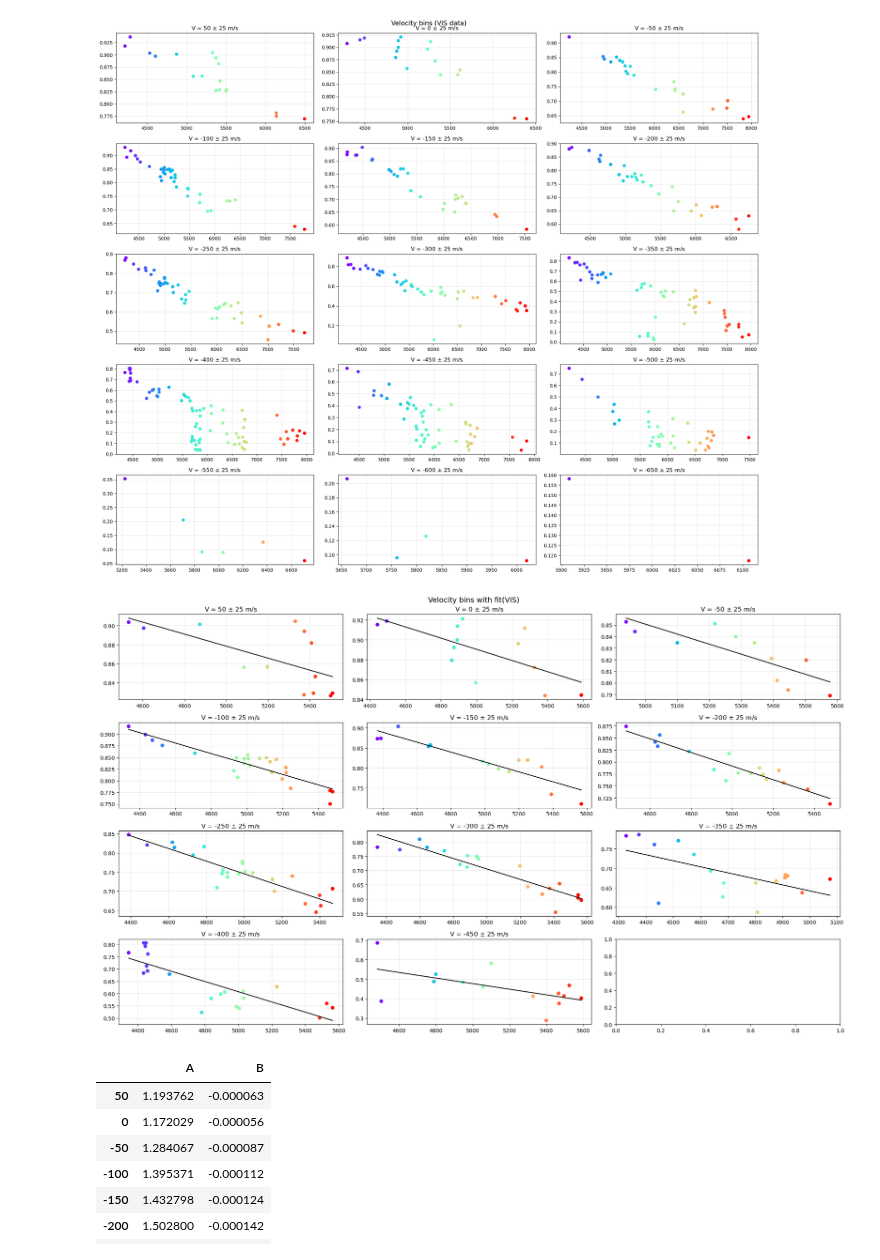
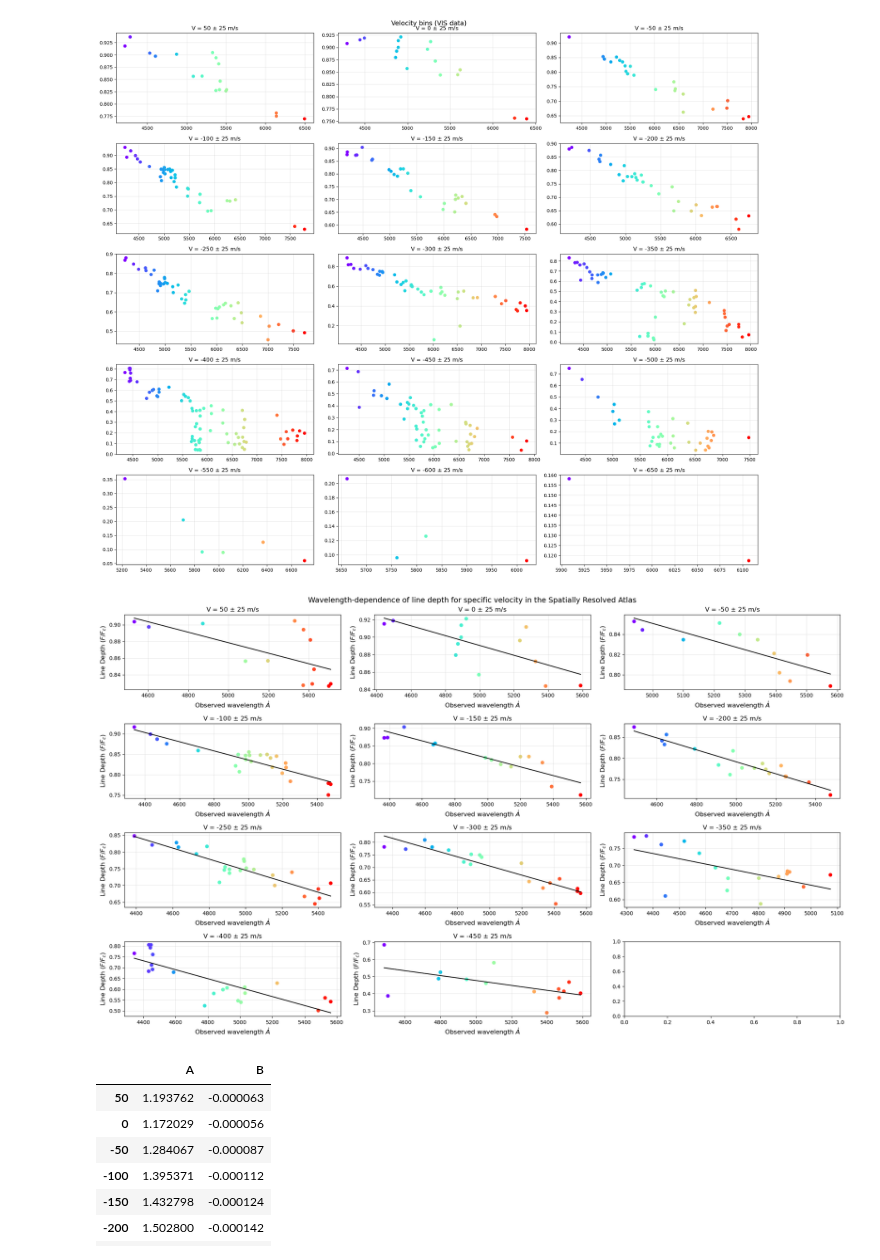
Before and after one commit to ccuellarn/Measurement-and-Characterization-of-Granulation-Patterns-in-the-IAG-Solar-Flux-Spectrum, a Jupyter notebook: Characterization/Velocity_analysis.ipynb, the cells around one changed output. Drawn from its saved outputs; the diff is of its cells as text; code cells hidden in the pictures.

```diff
--- a/Characterization/Velocity_analysis.ipynb
+++ b/Characterization/Velocity_analysis.ipynb
@@ -58,7 +58,7 @@ scatter = ax.scatter(1-SPA_data['Flux'],SPA_data['2nd Derivate']*SPA_data["Obser
 cbar = plt.colorbar(scatter, ax=ax)
 cbar.set_label(r'Observed wavelength $(\mathring{A})$', fontsize=12)
 
-ax.set_title('Profiles sharpness for the visible range in the Resolved Spatiall Spectra',fontsize=14)
+ax.set_title('Line profile sharpness for the visible range in the Spatially Resolved Spectra',fontsize=14)
 ax.set_xlabel(r'Line Depth $(F/F_{c})$',fontsize=12)
 ax.set_ylabel(r'Convective blueshift $(m/s)$',fontsize=12)
 ax.grid()
@@ -122,7 +122,7 @@ velocity_VIS_new = velocity_VIS[3:12]
 markers_new = markers[3:12]
 
 fig4, axes = plt.subplots(3, 3, figsize=(20, 10))
-fig4.suptitle('Velocity bins with fit(VIS)',fontsize=14)
+fig4.suptitle('Wavelength-dependence of line depth for specific velocity in the Solar Flux Atlas',fontsize=14)
 axes = axes.flatten()
 
 for i, ax in enumerate(axes):
@@ -131,6 +131,8 @@ for i, ax in enumerate(axes):
         ax.scatter(wave_VIS[i]['Observed wavelength'],1-wave_VIS[i]['Flux'],c=wave_VIS[i]["Observed wavelength"],cmap='rainbow')
         ax.plot(fits_VIS[i][0],fits_VIS[i][1],color='k')
         ax.set_title(f'V = {markers_new[i]} $\pm$ 25 m/s')
+        ax.set_ylabel(r'Line Depth $(F/F_{c})$',fontsize=12)
+        ax.set_xlabel(r'Observed wavelength $\mathring{A}$',fontsize=12)
         ax.grid(True, alpha=0.3)
 
 plt.tight_layout()
@@ -216,35 +218,37 @@ for i in range(0,11):
     flux_fit = poly.polyval(values_flux,param)
 
     fits_SPA.append([values_flux,flux_fit])
     values_param_SPA.append(pd.DataFrame(param))
     wave_SPA.append(new_data)
 
 values_param_SPA = pd.concat(values_param_SPA,axis=1).T.reset_index(drop=True)
 values_param_SPA.columns = ['A','B']
 values_param_SPA = values_param_SPA.set_axis(markers[0:11], axis=0)
 
 #Take just the values that we want
 velocity_SPA_new = velocity_SPA[0:11]
 markers_new = markers[0:11]
 
 fig5, axes = plt.subplots(4, 3, figsize=(20, 12))
-fig5.suptitle('Velocity bins with fit(VIS)',fontsize=14)
+fig5.suptitle('Wavelength-dependence of line depth for specific velocity in the Spatially Resolved Atlas',fontsize=14)
 axes = axes.flatten()
 
 for i, ax in enumerate(axes):
     if i < len(fits_SPA):
 
         ax.scatter(wave_SPA[i]['Observed wavelength'],1-wave_SPA[i]['Flux'],c=wave_SPA[i]["Observed wavelength"],cmap='rainbow')
         ax.plot(fits_SPA[i][0],fits_SPA[i][1],color='k')
         ax.set_title(f'V = {markers_new[i]} $\pm$ 25 m/s')
+        ax.set_ylabel(r'Line Depth $(F/F_{c})$',fontsize=12)
+        ax.set_xlabel(r'Observed wavelength $\mathring{A}$',fontsize=12)
         ax.grid(True, alpha=0.3)
 
 plt.tight_layout()
 plt.show()
 
 # fig5.savefig('Velocity bins SPA.png')
 # %% [output]
-[figure, old version]
+[figure, new version]
 # %%
 values_param_SPA
 # %% [output]
```
Also changed, not shown: parts of 3 cells of this notebook, 14 other files.
